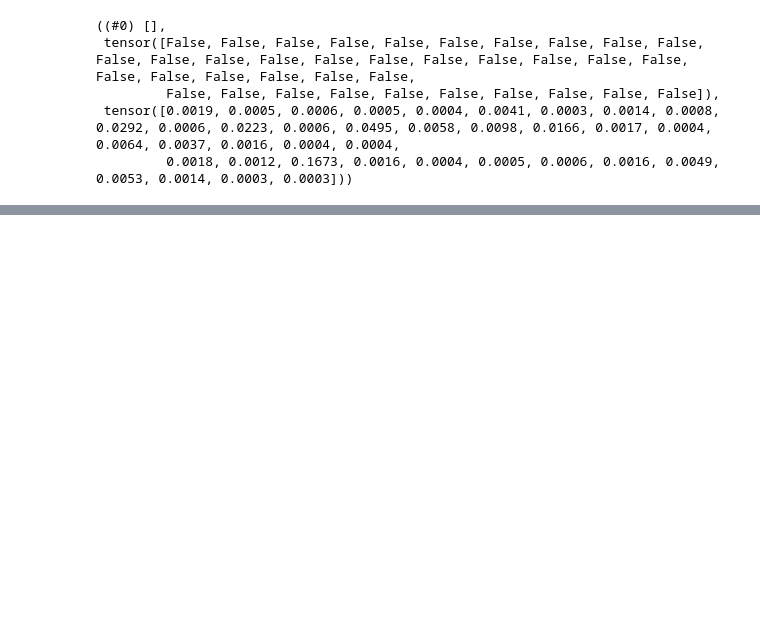
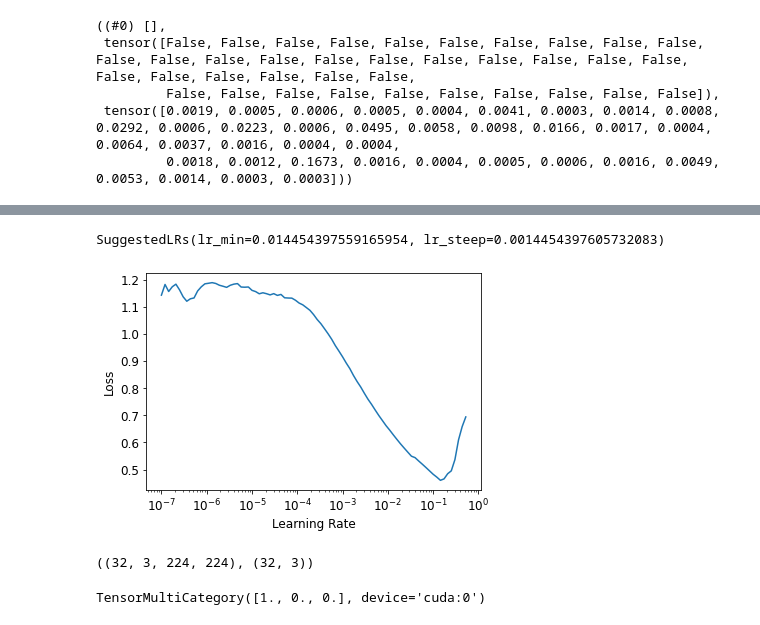
Before and after one commit to rkishore/fastai2020-coursev4, a Jupyter notebook: nbs/06_pets_multi.ipynb, the cells around one changed output, grey strips where cells are left out. Cells and saved outputs as stored; diff of their text form; code cells hidden in the pictures; blank space fills up the shorter version.

```diff
--- a/nbs/06_pets_multi.ipynb
+++ b/nbs/06_pets_multi.ipynb
@@ -234,0 +401,5 @@ Superb! No prediction crossed the high threshold set and if you look at the acti
+# %%
+three_class_learn_multi = cnn_learner(three_class_dls_multi, resnet34, pretrained=True, metrics=[partial(accuracy_multi, thresh=0.95)])
+# %%
+three_class_learn_multi.lr_find()
+# %% [output]
@@ -234,0 +407,2 @@ Superb! No prediction crossed the high threshold set and if you look at the acti
+SuggestedLRs(lr_min=0.014454397559165954, lr_steep=0.0014454397605732083)
+[figure, added]
@@ -234,0 +411,8 @@ Superb! No prediction crossed the high threshold set and if you look at the acti
+# %%
+x.shape,y.shape
+# %% [output]
+((32, 3, 224, 224), (32, 3))
+# %%
+y[0]
+# %% [output]
+TensorMultiCategory([1., 0., 0.], device='cuda:0')
```
Also changed, not shown: parts of 46 cells of this notebook.
